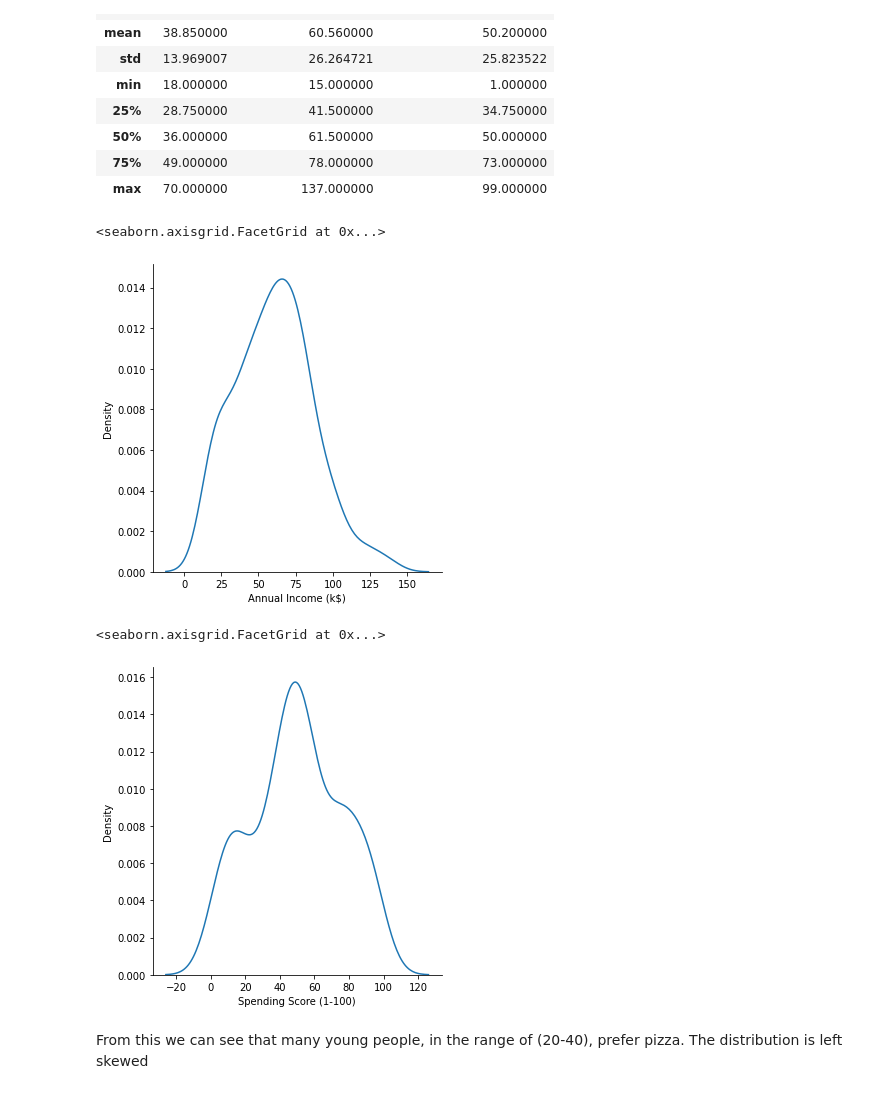
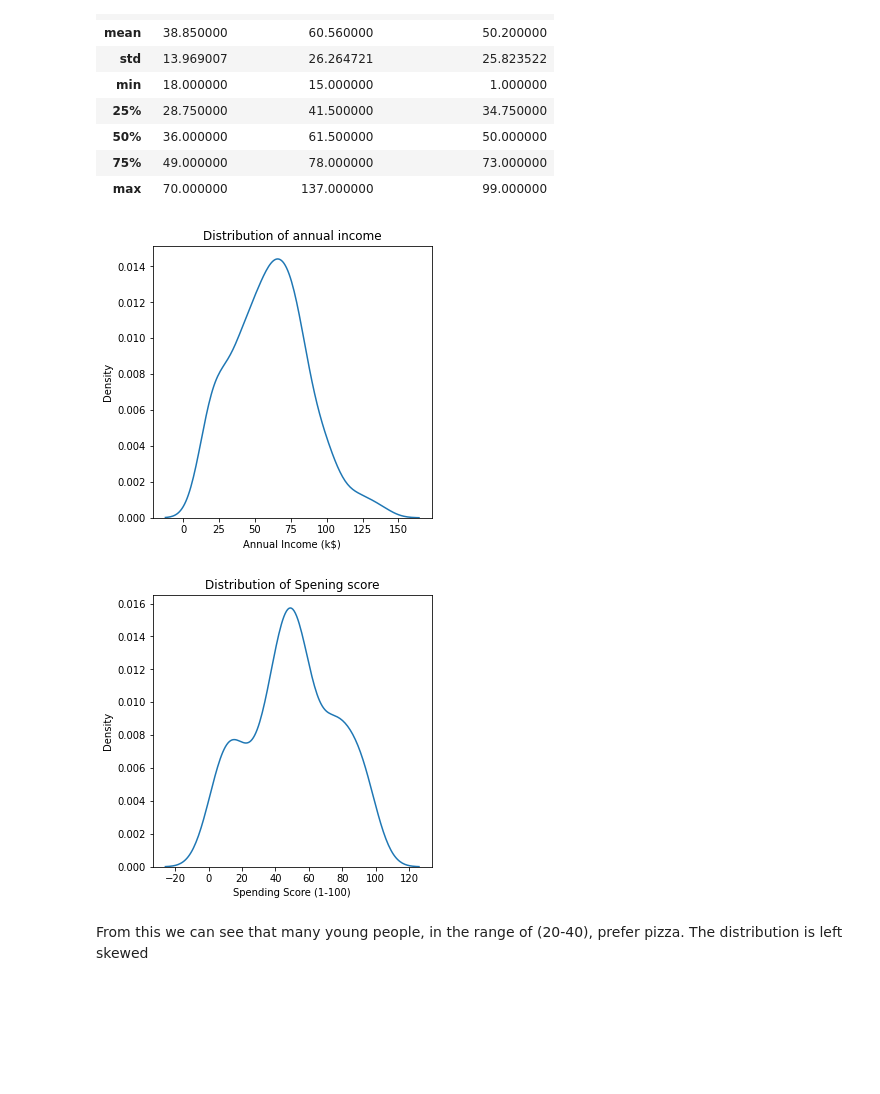
Before and after one commit to divyaksh-shukla/SPA-Assignment-2, a Jupyter notebook: restaurant_1.ipynb, the cells around one changed output. Drawn from its saved outputs; the diff is of its cells as text; code cells hidden in the pictures; blank space fills up the shorter version.

```diff
--- a/restaurant_1.ipynb
+++ b/restaurant_1.ipynb
@@ -33,15 +34,19 @@ data[[age, annual_income, spending_score]].describe()
 | 75% | 49.000000 | 78.000000 | 73.000000 |
 | max | 70.000000 | 137.000000 | 99.000000 |
 # %%
-sns.displot(data, x=annual_income, kind='kde')
+fig, ax = plt.subplots(1,1, figsize=(5,5))
+sns.kdeplot(data = data, x=annual_income, ax = ax)
+ax.set_title('Distribution of annual income')
+plt.show()
 # %% [output]
-<seaborn.axisgrid.FacetGrid at 0x...>
-[figure, old version]
+[figure, new version]
 # %%
-sns.displot(data, x=spending_score, kind='kde')
+fig, ax = plt.subplots(1,1, figsize=(5,5))
+sns.kdeplot(data = data, x=spending_score, ax = ax)
+ax.set_title('Distribution of Spening score')
+plt.show()
 # %% [output]
-<seaborn.axisgrid.FacetGrid at 0x...>
-[figure, old version]
+[figure, new version]
 # %% [markdown]
 From this we can see that many young people, in the range of (20-40), prefer pizza. The distribution is left skewed
 # %%
```
Also changed, not shown: parts of 9 cells of this notebook.
